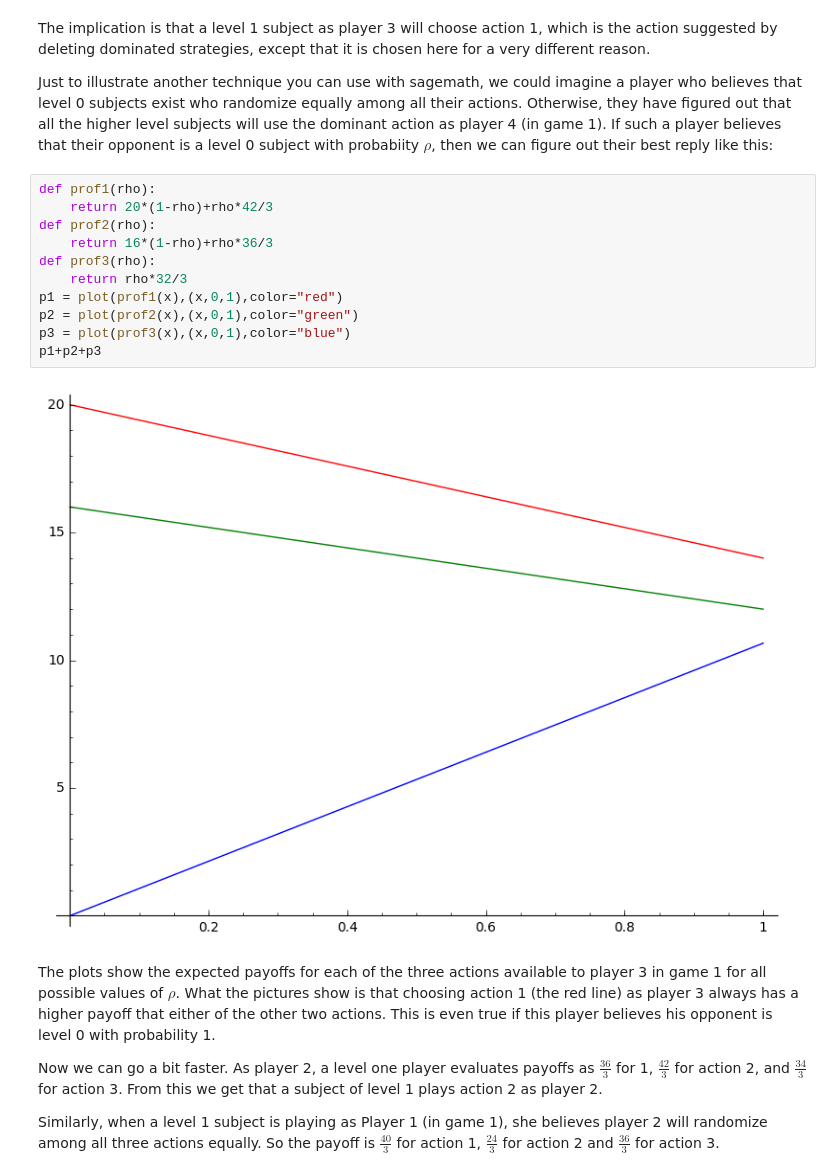
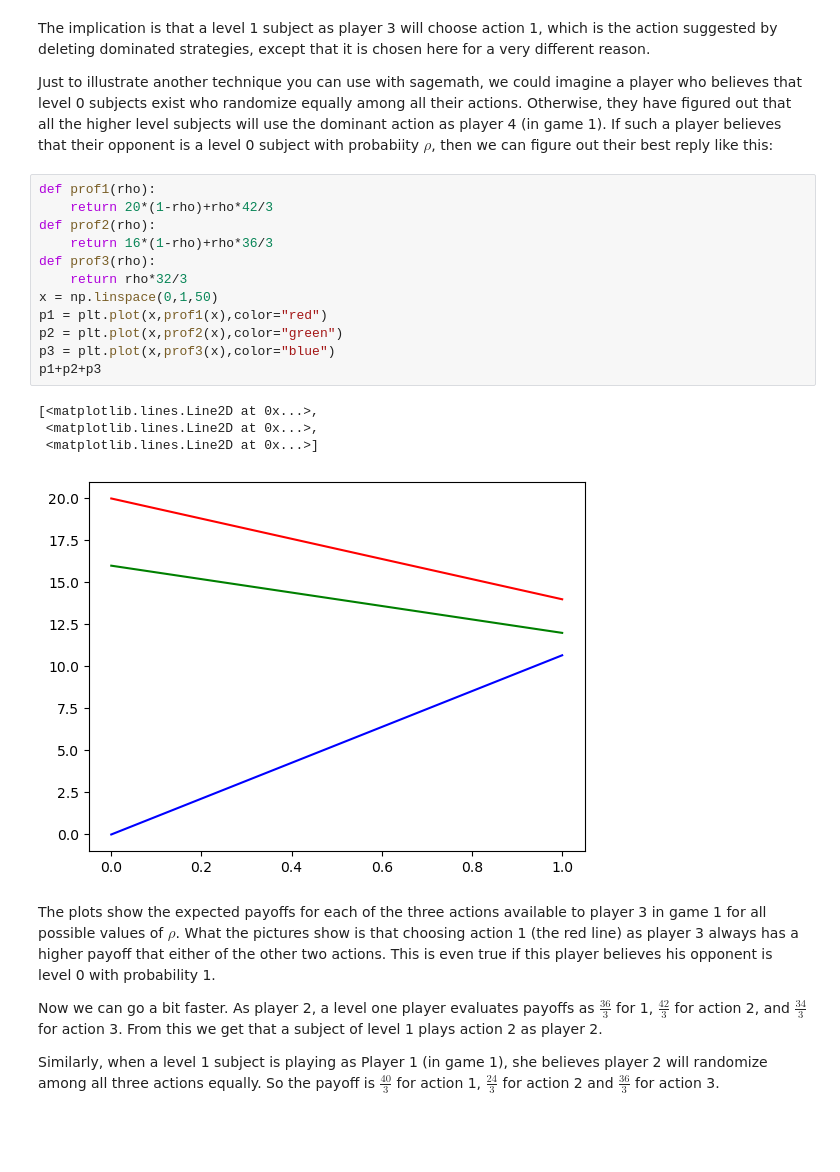
Before and after one commit to michaelpetersubc/notebooks, a Jupyter notebook: Econ515/ring_game/ring_game.ipynb, the cells around one changed output. Drawn from its saved outputs; the diff is of its cells as text; blank space fills up the shorter version.

```diff
--- a/Econ515/ring_game/ring_game.ipynb
+++ b/Econ515/ring_game/ring_game.ipynb
@@ -206,16 +209,20 @@ Just to illustrate another technique you can use with sagemath, we could imagine
 # %%
 def prof1(rho):
     return 20*(1-rho)+rho*42/3
 def prof2(rho):
     return 16*(1-rho)+rho*36/3
 def prof3(rho):
     return rho*32/3
-p1 = plot(prof1(x),(x,0,1),color="red")
-p2 = plot(prof2(x),(x,0,1),color="green")
-p3 = plot(prof3(x),(x,0,1),color="blue")
+x = np.linspace(0,1,50)
+p1 = plt.plot(x,prof1(x),color="red")
+p2 = plt.plot(x,prof2(x),color="green")
+p3 = plt.plot(x,prof3(x),color="blue")
 p1+p2+p3
 # %% [output]
+[<matplotlib.lines.Line2D at 0x...>,
+ <matplotlib.lines.Line2D at 0x...>,
+ <matplotlib.lines.Line2D at 0x...>]
-[figure, old version]
+[figure, new version]
 # %% [markdown]
 The plots show the expected payoffs for each of the three actions available to player 3 in game 1 for all possible values of $\rho$.  What the pictures show is that choosing action 1 (the red line) as player 3 always has a higher payoff that either of the other two actions.  This is even true if this player believes his opponent is level 0 with probability 1.
 
```
Also changed, not shown: parts of 17 cells of this notebook.
